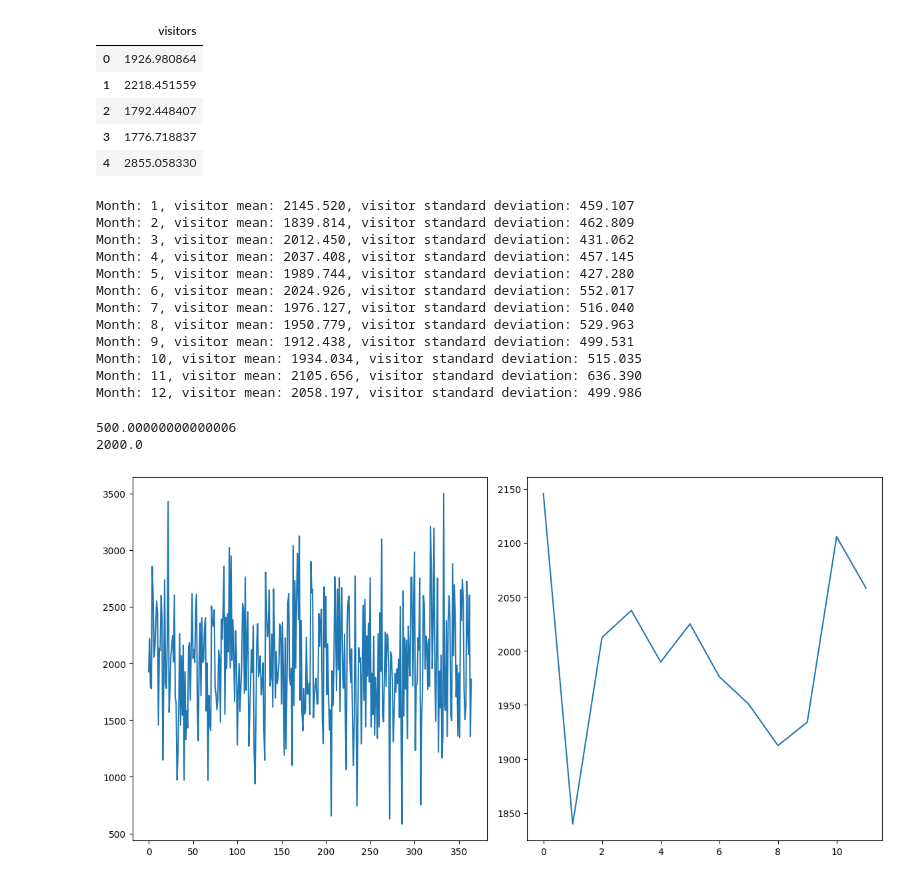
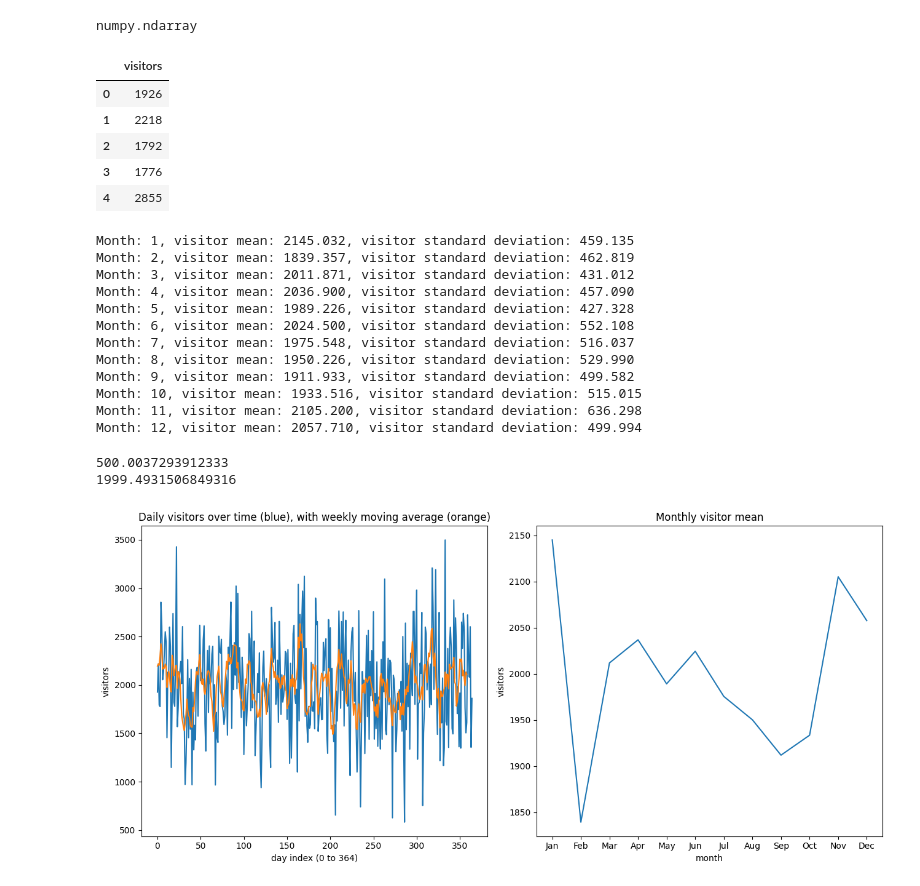
Before and after one commit to GianfriShow/ExperisAcademy_DataScience_AlessioManfredi, a Jupyter notebook: 16_09/final_exercise.ipynb, the cells around one changed output. Drawn from its saved outputs; the diff is of its cells as text; code cells hidden in the pictures.

```diff
--- a/16_09/final_exercise.ipynb
+++ b/16_09/final_exercise.ipynb
@@ -21,18 +22,22 @@ standard_distribution = np.random.normal(0, 1, days)  # generate the normal erro
 scaling_factors = np.linspace(1,1+daily_growth*(days-1),days)  # factors by which they grow over time
 scaled_distribution = standard_distribution*scaling_factors  # scale the errors
 normal_scaled_distribution = (scaled_distribution-np.mean(scaled_distribution))/np.std(scaled_distribution)  # re-standardize
-visitor_distribution = mean + normal_scaled_distribution*sd  # final visitor distribution with a growing trend respecting given distribution
+visitor_distribution = np.array([int(i) for i in (mean + normal_scaled_distribution*sd)])  # final visitor distribution with a growing trend respecting given distribution
+# %%
+type(visitor_distribution)
+# %% [output]
+numpy.ndarray
 # %%
 dictionary = {'visitors': visitor_distribution}
 dataframe = pd.DataFrame(dictionary)
 dataframe.head()
 # %% [output]
 |  | visitors |
-| 0 | 1926.980864 |
-| 1 | 2218.451559 |
-| 2 | 1792.448407 |
-| 3 | 1776.718837 |
-| 4 | 2855.058330 |
+| 0 | 1926 |
+| 1 | 2218 |
+| 2 | 1792 |
+| 3 | 1776 |
+| 4 | 2855 |
 # %%
 months = [0,31,28,31,30,31,30,31,31,30,31,30,31]
 cumsum_months = np.cumsum(months)  # output: array([  0,  31,  59,  90, 120, 151, 181, 212, 243, 273, 304, 334, 365])
@@ -45,51 +50,56 @@ for i in range(12):
 for i in range(12):
     print(f"Month: {i+1}, visitor mean: {monthly_visitor_mean[i]:.3f}, visitor standard deviation: {monthly_visitor_sd[i]:.3f}")
 # %% [output]
-Month: 1, visitor mean: 2145.520, visitor standard deviation: 459.107
-Month: 2, visitor mean: 1839.814, visitor standard deviation: 462.809
-Month: 3, visitor mean: 2012.450, visitor standard deviation: 431.062
-Month: 4, visitor mean: 2037.408, visitor standard deviation: 457.145
-Month: 5, visitor mean: 1989.744, visitor standard deviation: 427.280
-Month: 6, visitor mean: 2024.926, visitor standard deviation: 552.017
-Month: 7, visitor mean: 1976.127, visitor standard deviation: 516.040
-Month: 8, visitor mean: 1950.779, visitor standard deviation: 529.963
-Month: 9, visitor mean: 1912.438, visitor standard deviation: 499.531
-Month: 10, visitor mean: 1934.034, visitor standard deviation: 515.035
-Month: 11, visitor mean: 2105.656, visitor standard deviation: 636.390
-Month: 12, visitor mean: 2058.197, visitor standard deviation: 499.986
+Month: 1, visitor mean: 2145.032, visitor standard deviation: 459.135
+Month: 2, visitor mean: 1839.357, visitor standard deviation: 462.819
+Month: 3, visitor mean: 2011.871, visitor standard deviation: 431.012
+Month: 4, visitor mean: 2036.900, visitor standard deviation: 457.090
+Month: 5, visitor mean: 1989.226, visitor standard deviation: 427.328
+Month: 6, visitor mean: 2024.500, visitor standard deviation: 552.108
+Month: 7, visitor mean: 1975.548, visitor standard deviation: 516.037
+Month: 8, visitor mean: 1950.226, visitor standard deviation: 529.990
+Month: 9, visitor mean: 1911.933, visitor standard deviation: 499.582
+Month: 10, visitor mean: 1933.516, visitor standard deviation: 515.015
+Month: 11, visitor mean: 2105.200, visitor standard deviation: 636.298
+Month: 12, visitor mean: 2057.710, visitor standard deviation: 499.994
 # %%
 print(np.std(dataframe['visitors'][:]))
 print(np.mean(dataframe['visitors'][:]))
 # %% [output]
-500.00000000000006
-2000.0
+500.0037293912333
+1999.4931506849316
 # %%
-plt.figure(figsize=(12, 6))
+plt.figure(figsize=(13, 6))
+
+
+window = 7  # odd for simplicity, we include the point at time t
+m = int((window-1)/2)
+moving_average = [visitor_distribution[index-m:index+m].mean() for index in range(m,len(visitor_distribution)-m)]
 
 plt.subplot(1,2,1)
 plt.plot(range(days), visitor_distribution)
+plt.plot(range(len(moving_average)), moving_average)
 plt.xticks()
 plt.yticks()
 plt.xlim()
 plt.ylim()
-plt.title("")
-plt.xlabel("")
-plt.ylabel("")
+plt.title("Daily visitors over time (blue), with weekly moving average (orange)")
+plt.xlabel("day index (0 to 364)")
+plt.ylabel("visitors")
 
-# ADD MOVING AVERAGE TO FIRST GRAPH
-# FIX TREND (doesn't show right now, something's wrong probably)
 
 plt.subplot(1,2,2)
 plt.plot(range(12), monthly_visitor_mean)
-plt.xticks()
+plt.xticks(range(12), ('Jan','Feb','Mar','Apr','May','Jun','Jul','Aug','Sep','Oct','Nov','Dec'))
 plt.yticks()
 plt.xlim()
 plt.ylim()
-plt.title("")
-plt.xlabel("")
-plt.ylabel("")
+plt.title("Monthly visitor mean")
+plt.xlabel("month")
+plt.ylabel("visitors")
+
 
 plt.tight_layout()
 plt.show()
 # %% [output]
-[figure, old version]
+[figure, new version]
```
Also changed, not shown: parts of 1 cell of this notebook, 1 other file.
